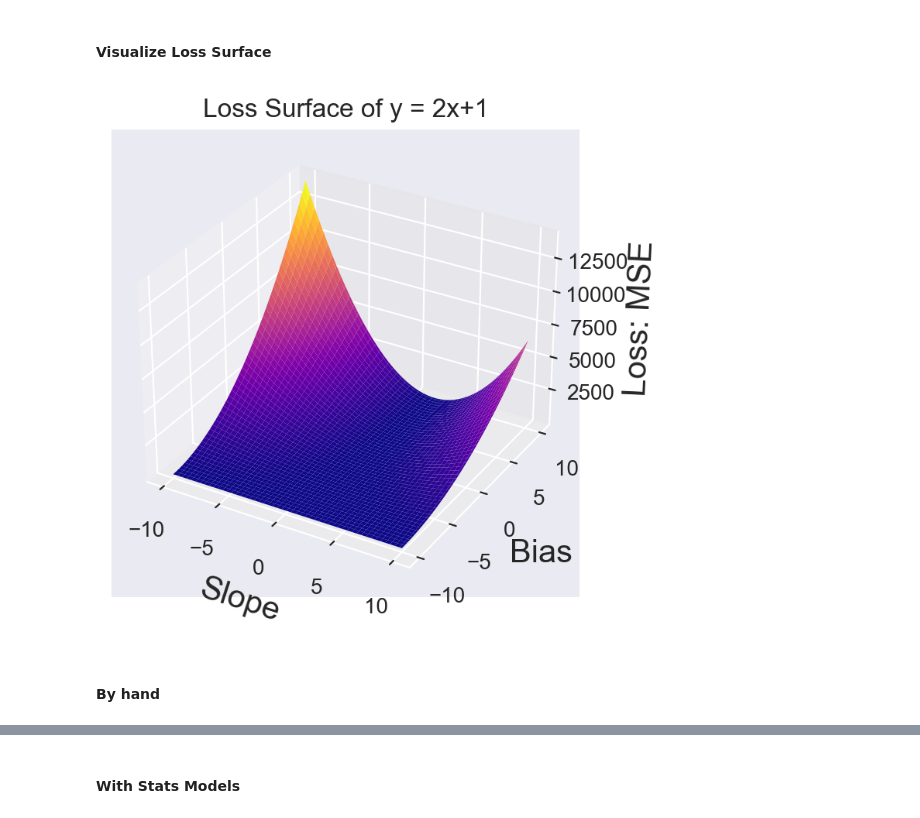
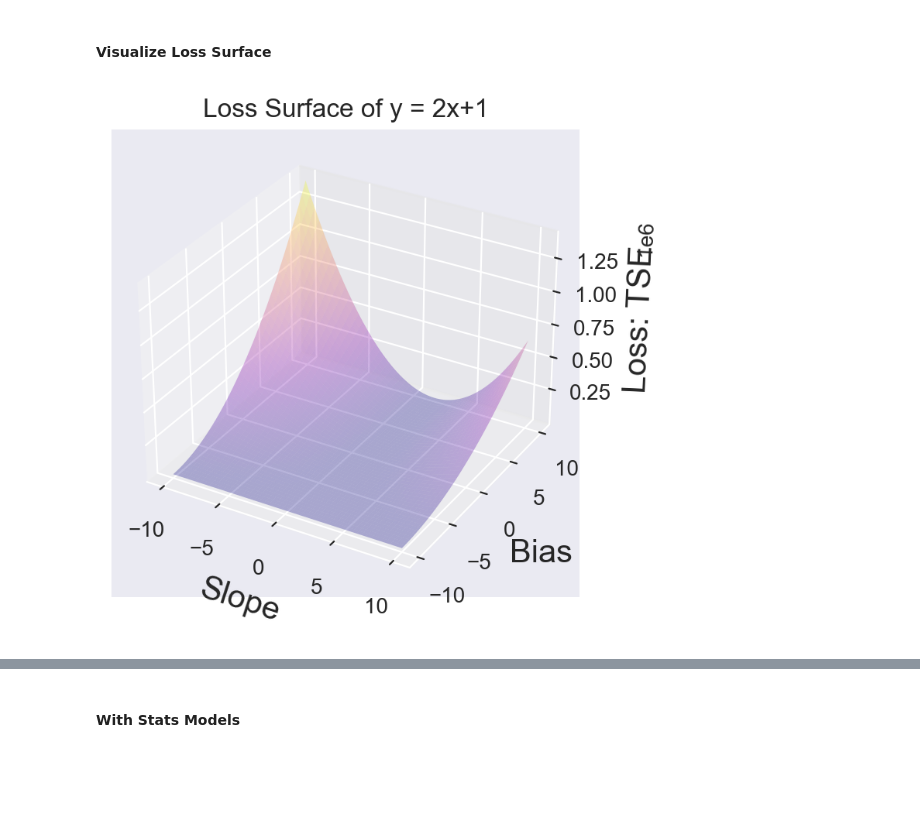
Before and after one commit to randymi01/LinearRegressionWalkthrough, a Jupyter notebook: Simple Linear Regression Walkthrough Randy.ipynb, the cells around one changed output, grey strips where cells are left out. Cells and saved outputs as stored; diff of their text form; code cells hidden in the pictures; blank space fills up the shorter version.

```diff
--- a/Simple Linear Regression Walkthrough Randy.ipynb
+++ b/Simple Linear Regression Walkthrough Randy.ipynb
@@ -80,26 +82,27 @@ plt.savefig("scatter_lines.png")
 #### Visualize Loss Surface
 # %%
 # Visualize Loss Surface
+
+def TSE(y, ypred):
+    return np.power((y-ypred),2)
 
 # Use intervals instead of random points for smooth curve
 x = range(1,101)
 y = list(map(lambda b: b*2 + 1,x))
 b_0, b_1 = np.meshgrid(np.linspace(-10,10,100), np.linspace(-10,10,100))
 
 # ypred[b_1][b_0]
 ypred = b_1*x + b_0
-loss = np.power((y-ypred),2)/len(x)
+loss = TSE(y, ypred)
 
 fig = plt.figure()
 ax = fig.gca(projection='3d')
-surf = ax.plot_surface(b_1, b_0, loss, cmap='plasma', edgecolor='none')
+surf = ax.plot_surface(b_1, b_0, loss, cmap='plasma', edgecolor='none',alpha=0.3)
 ax.set_xlabel('Slope')
 ax.set_ylabel('Bias')
-ax.set_zlabel("Loss: MSE")
+ax.set_zlabel("Loss: TSE")
 ax.title.set_text('Loss Surface of y = 2x+1')
 
 fig.savefig("loss_surface.png")
 # %% [output]
-[figure, old version]
+[figure, new version]
-# %% [markdown]
-#### By hand
```
Also changed, not shown: parts of 7 cells of this notebook, 6 other files.
